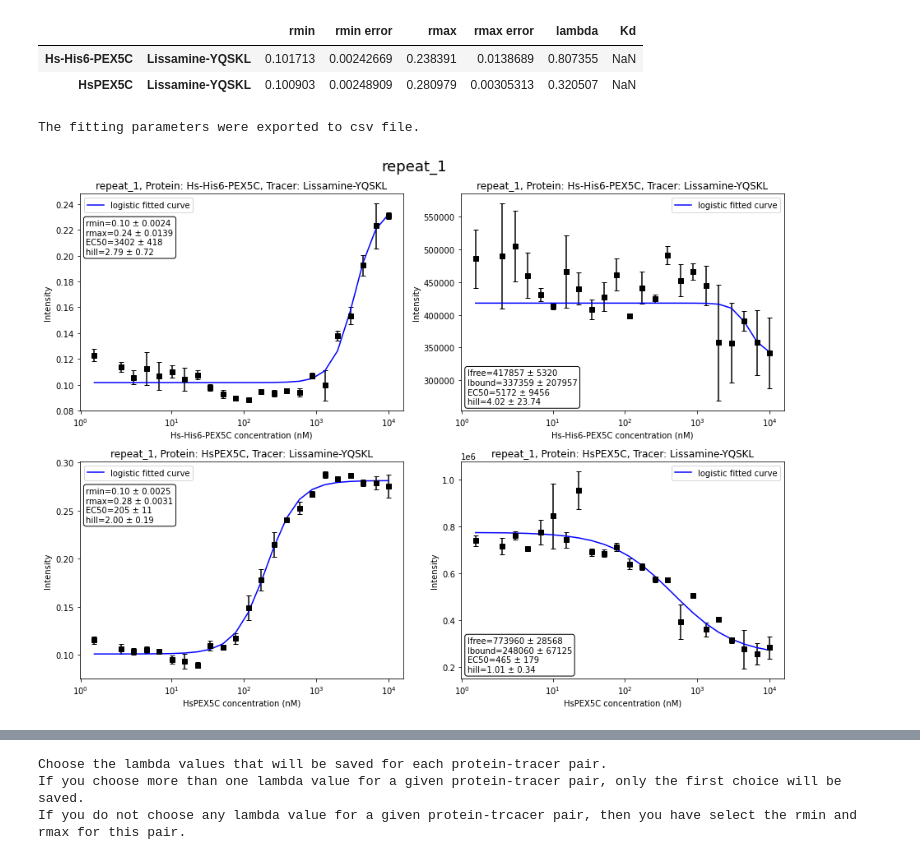
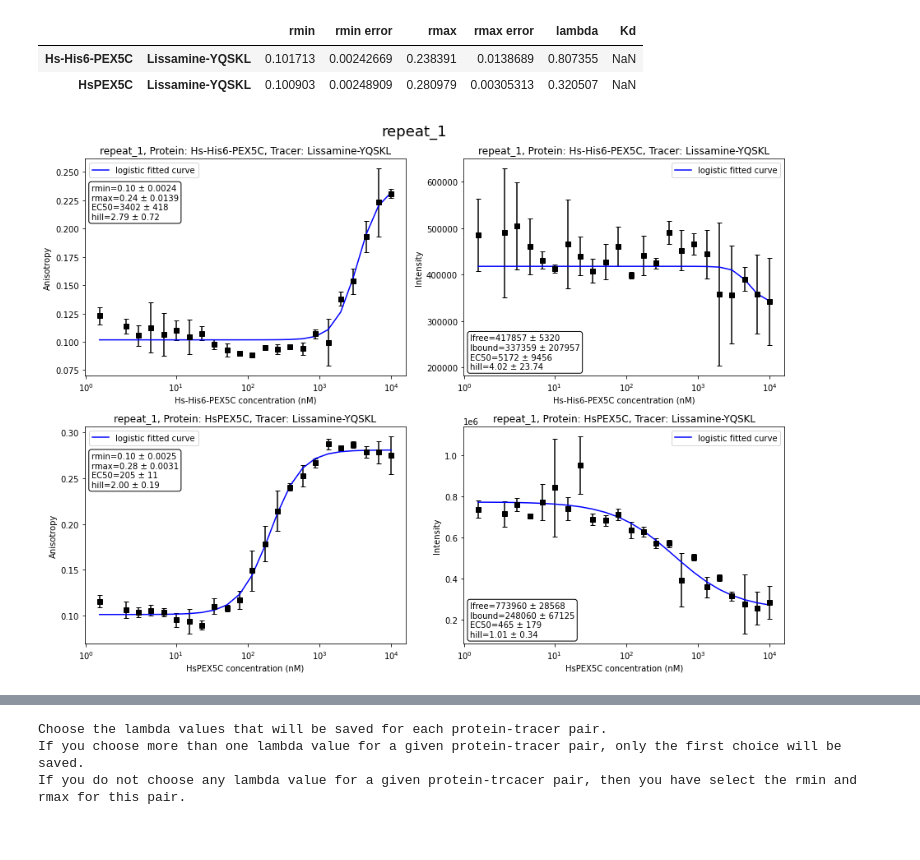
Before and after one commit to mariuszlas/Fluorescence-Anisotropy-Analysis-Development, a Jupyter notebook: fluorescenceanisotropy/fluores_anisotropy.ipynb, the cells around one changed output, grey strips where cells are left out. Cells and saved outputs as stored; diff of their text form; code cells hidden in the pictures.

```diff
--- a/fluorescenceanisotropy/fluores_anisotropy.ipynb
+++ b/fluorescenceanisotropy/fluores_anisotropy.ipynb
@@ -1060,10 +1053,6 @@ my_data1.export_ani_figs(export="C:\\Users\\Bartek\\Desktop\\", err='sem')
-# %%
-my_data1.export_params(directory="C:\\Users\\Bartek\\Desktop\\", file_type='csv')
-# %% [output]
-The fitting parameters were exported to csv file.
 # %%
-my_data1.plot_ani_all(err='sem')
+my_data1.plot_ani_all(err='std')
 # %% [output]
-[figure, old version]
+[figure, new version]
 # %%
 my_data1.calc_amountbound()
```
Also changed, not shown: parts of 44 cells of this notebook.
